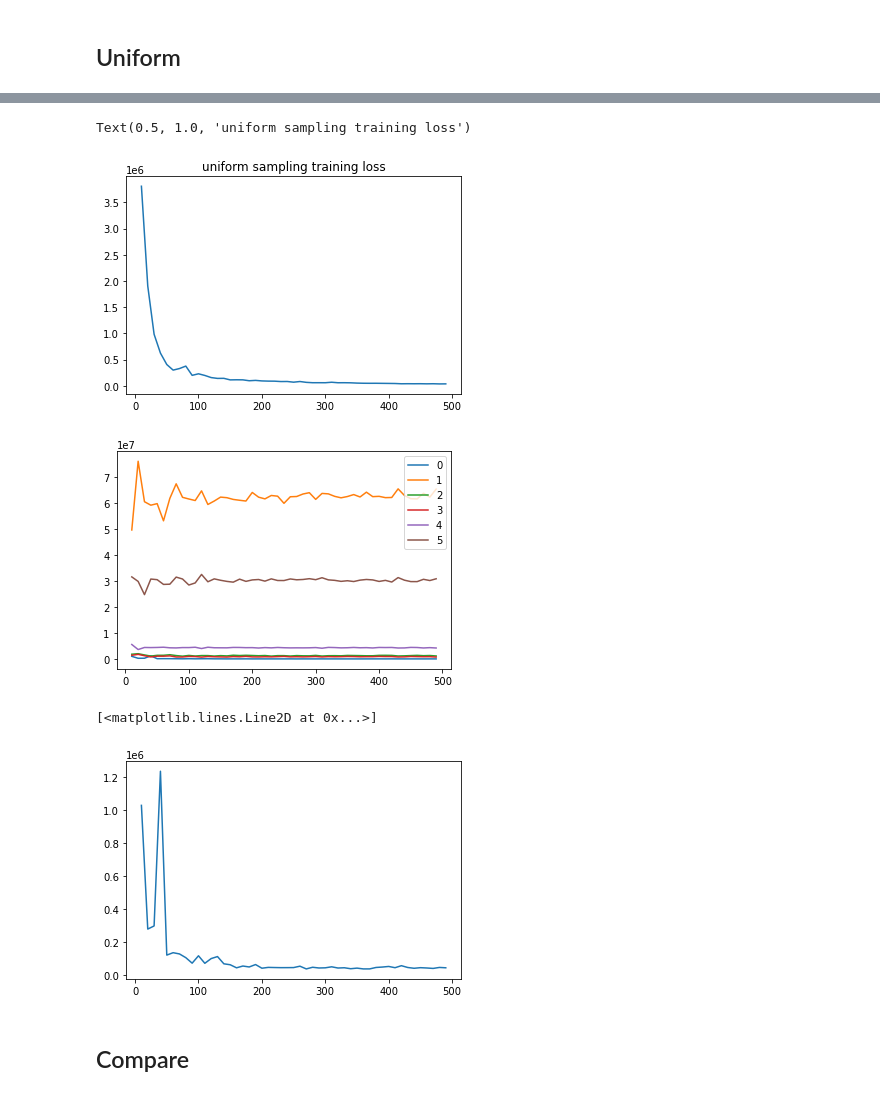
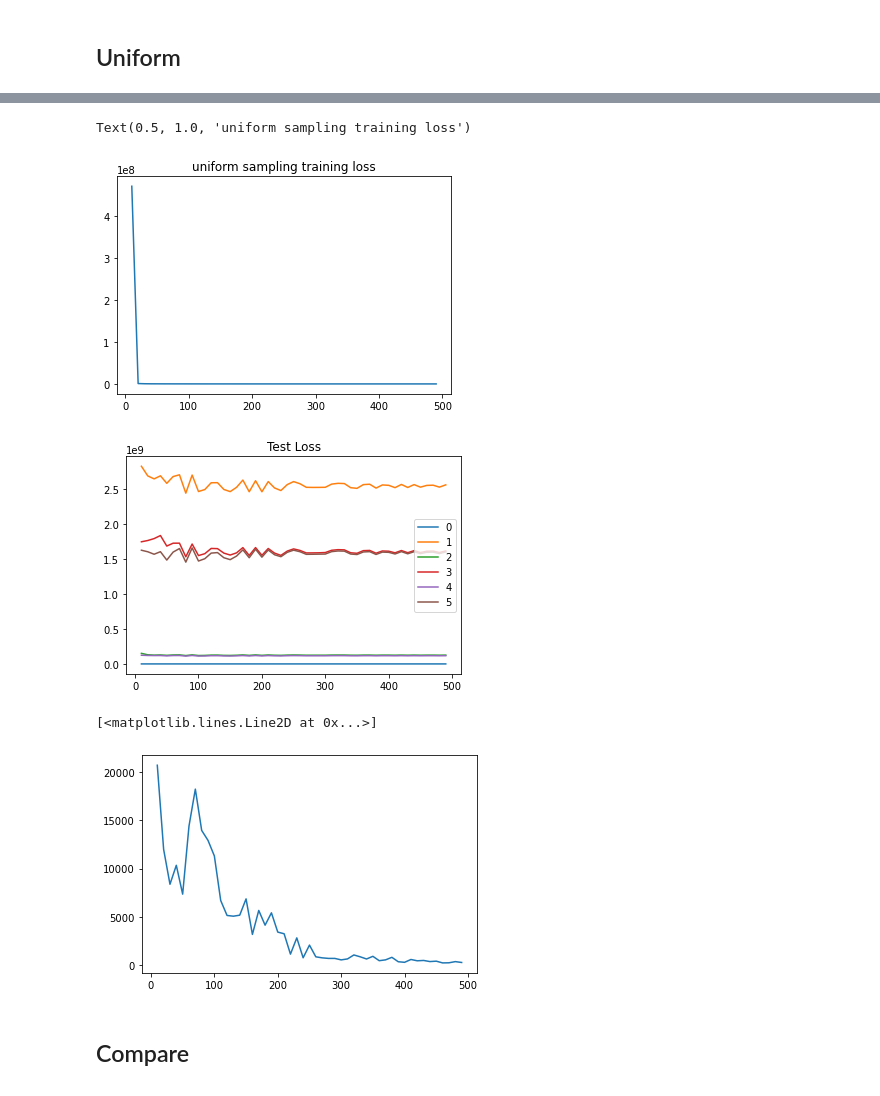
Before and after one commit to WendyH1108/AL-Robotics, a Jupyter notebook: new_al.ipynb, the cells around one changed output, grey strips where cells are left out. Saved outputs shown, nothing was run; the diff lists cells and outputs as text; code cells hidden in the pictures.

Commit message:
baselines+active

```diff
--- a/new_al.ipynb
+++ b/new_al.ipynb
@@ -21,9 +19,20 @@ there are 6 different conditions
+# %%
+options["dim_x"] = 0
+for f in shared_features:
+  if len(raw_data[0][f].shape) < 2:
+    options["dim_x"] += 1
+  else:
+    options["dim_x"] += raw_data[0][f].shape[1]
 # %%
 hidden_dim = [32,32]
 num_task = 6
 spectral_norms = [False]*len(hidden_dim)
 data_model = MLP(options["dim_x"], 6, hidden_dim, spectral_norms, num_task, True, False)
 # %%
-rng = np.arange(10,500,10)
+rng = np.tile([10], [1,49])
+rng2 = np.arange(10,500,10)
+# shared_features = options["features"]
+# %%
+test_data, test_label = generate_data.generate_task_sample(data_model, raw_data[0], shared_features,0, 500, False)
 # %% [markdown]
 ## Best
@@ -83,25 +94,31 @@ sample_size = 500
 # %%
 uni_epoch_loss = []
 uni_predict_loss = []
-test_data, test_label = generate_data.generate_task_sample(data_model, raw_data[0], shared_features,0, 500)
+# test_data, test_label = generate_data.generate_task_sample(data_model, raw_data[0], shared_features,0, 500)
 test_dataset = (test_data, test_label)
-for sample_size in rng:
-  hidden_dim = [32,32]
-  spectral_norms = [False]*len(hidden_dim)
-  uni_model = MLP(options["dim_x"], 1, hidden_dim, spectral_norms, num_task, False, True)
-  optimizer = optim.SGD(uni_model.parameters(), lr=0.01, momentum=0.9)
-  scheduler = StepLR(optimizer, step_size=200, gamma=0.9)
-  train_dataset, test_dataset2 = generate_data.get_dataset(data_model, raw_data, options, sample_size, shared_features, v)
-  M = sample_size
+train_x, train_y = generate_data.generate_sample_H(data_model, raw_data, options, 10, v, shared_features)
+train_dataset = (train_x, train_y)
+total_size = 10
+hidden_dim = [32,32]
+spectral_norms = [False]*len(hidden_dim)
+uni_model = MLP(options["dim_x"], 1, hidden_dim, spectral_norms, num_task, False, True)
+optimizer = optim.SGD(uni_model.parameters(), lr=0.01, momentum=0.9)
+scheduler = StepLR(optimizer, step_size=200, gamma=0.9)
+for sample_size in rng[0]:
+  total_size += sample_size
+  # train_dataset, test_dataset2 = generate_data.get_dataset(data_model, raw_data, options, sample_size, shared_features, v)
+  M = total_size
   L = 1.1   # base length
   K = 70   # model dimension
   epoch = int(math.log(K*M,L))
   total_loss = 0
   for i in range(epoch):
-    total_loss += active_model.train_source(uni_model, train_dataset, 6, optimizer, i, True)
+    total_loss += active_model.train_source(uni_model, train_dataset, 6, optimizer, i, False)
     scheduler.step()
   uni_epoch_loss.append(total_loss/epoch)
   predict_loss = []
   for k in range(num_task):
     predict_loss.append(uni_model.predict(test_dataset[0],test_dataset[1],k))
   uni_predict_loss.append(predict_loss)
+  train_x, train_y = generate_data.generate_sample_H(data_model, raw_data, options, sample_size, v, shared_features, task_data=train_dataset)
+  train_dataset = (train_x, train_y)
@@ -126,23 +125,24 @@ Train Epoch: 108 [total loss on source: 31475.012474]
 # %%
-plt.plot(rng,uni_epoch_loss)
+plt.plot(rng2,uni_epoch_loss)
 plt.title("uniform sampling training loss")
 # %% [output]
 Text(0.5, 1.0, 'uniform sampling training loss')
-[figure, old version]
+[figure, new version]
 # %%
 # last layer loss
 for k in range(num_task):
-    plt.plot(rng, np.array(uni_predict_loss).T[k], label=k)
+    plt.plot(rng2, np.array(uni_predict_loss).T[k], label=k)
 plt.legend()
+plt.title("Test Loss")
 plt.show()
 # %% [output]
-[figure, old version]
+[figure, new version]
 # %%
 # target nn last layer
-plt.plot(rng, np.array(uni_predict_loss).T[0], label=0)
+plt.plot(rng2, np.array(uni_predict_loss).T[0], label=0)
 # %% [output]
 [<matplotlib.lines.Line2D at 0x...>]
-[figure, old version]
+[figure, new version]
 # %% [markdown]
 ## Compare
 # %%
```
Also changed, not shown: parts of 30 cells of this notebook, 2 other files.
